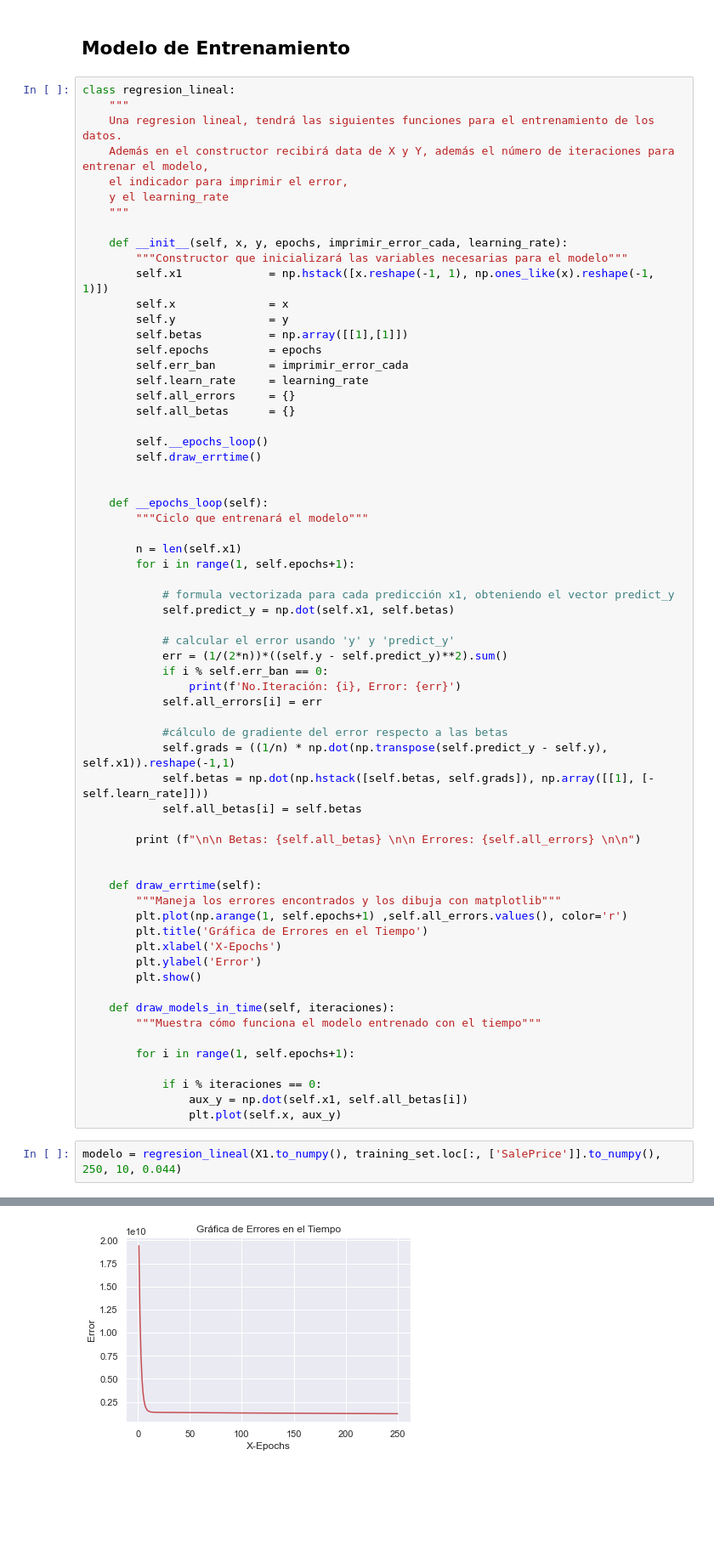
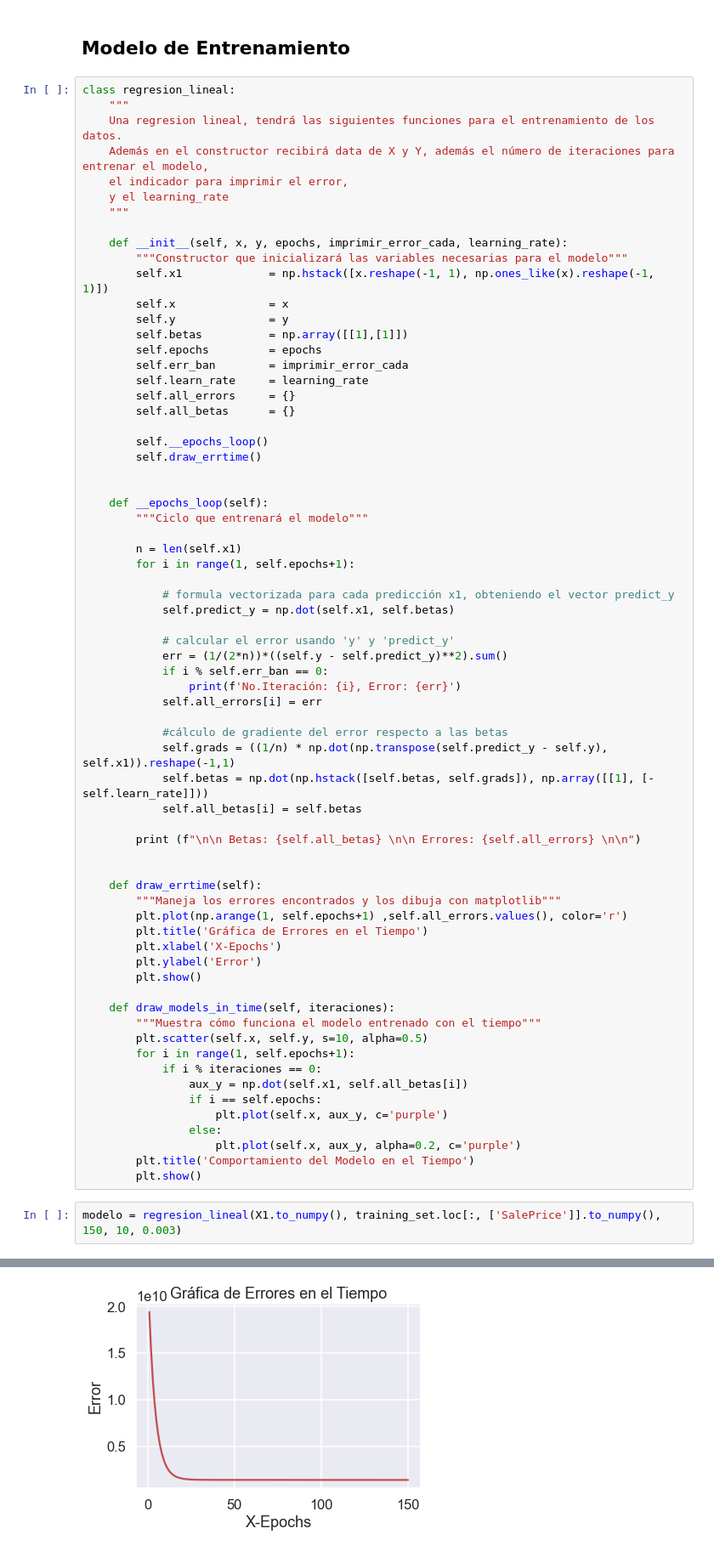
Before and after one commit to hdtahay99/project-final-python-data-science, a Jupyter notebook: dev-project.ipynb, the cells around one changed output, grey strips where cells are left out. Shown: that part at 85% size. Drawn from its saved outputs; the diff is of its cells as text; blank space fills up the shorter version.

Commit message:
fixed graphs

```diff
--- a/dev-project.ipynb
+++ b/dev-project.ipynb
@@ -215,12 +215,16 @@ class regresion_lineal:
 
     def draw_models_in_time(self, iteraciones):
         """Muestra cómo funciona el modelo entrenado con el tiempo"""
-
+        plt.scatter(self.x, self.y, s=10, alpha=0.5)
         for i in range(1, self.epochs+1):
-
             if i % iteraciones == 0:
                 aux_y = np.dot(self.x1, self.all_betas[i])
-                plt.plot(self.x, aux_y)
+                if i == self.epochs:
+                    plt.plot(self.x, aux_y, c='purple')
+                else:
+                    plt.plot(self.x, aux_y, alpha=0.2, c='purple')
+        plt.title('Comportamiento del Modelo en el Tiempo')
+        plt.show()
 # %%
-modelo = regresion_lineal(X1.to_numpy(), training_set.loc[:, ['SalePrice']].to_numpy(), 250, 10, 0.044)
+modelo = regresion_lineal(X1.to_numpy(), training_set.loc[:, ['SalePrice']].to_numpy(), 150, 10, 0.003)
 # %% [output]
@@ -244,2 +248,2 @@ No.Iteración: 120, Error: 1297799814.1963534
-[figure, old version]
+[figure, new version]
 # %%
```
Also changed, not shown: parts of 6 cells of this notebook.
